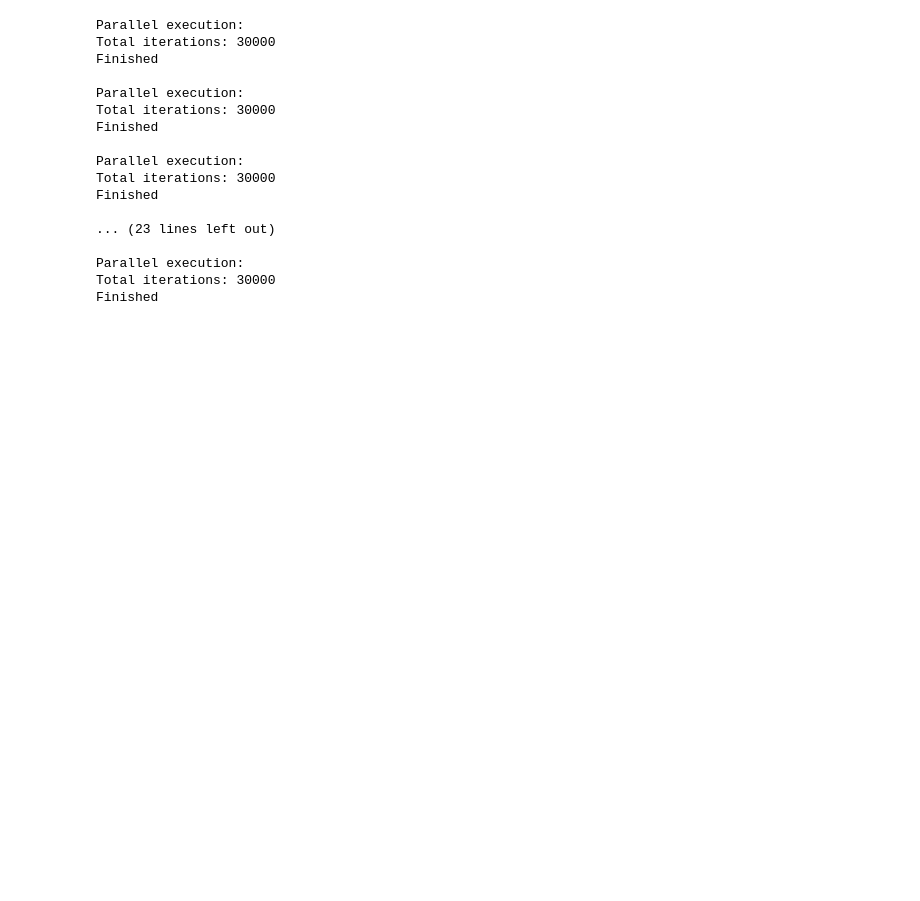
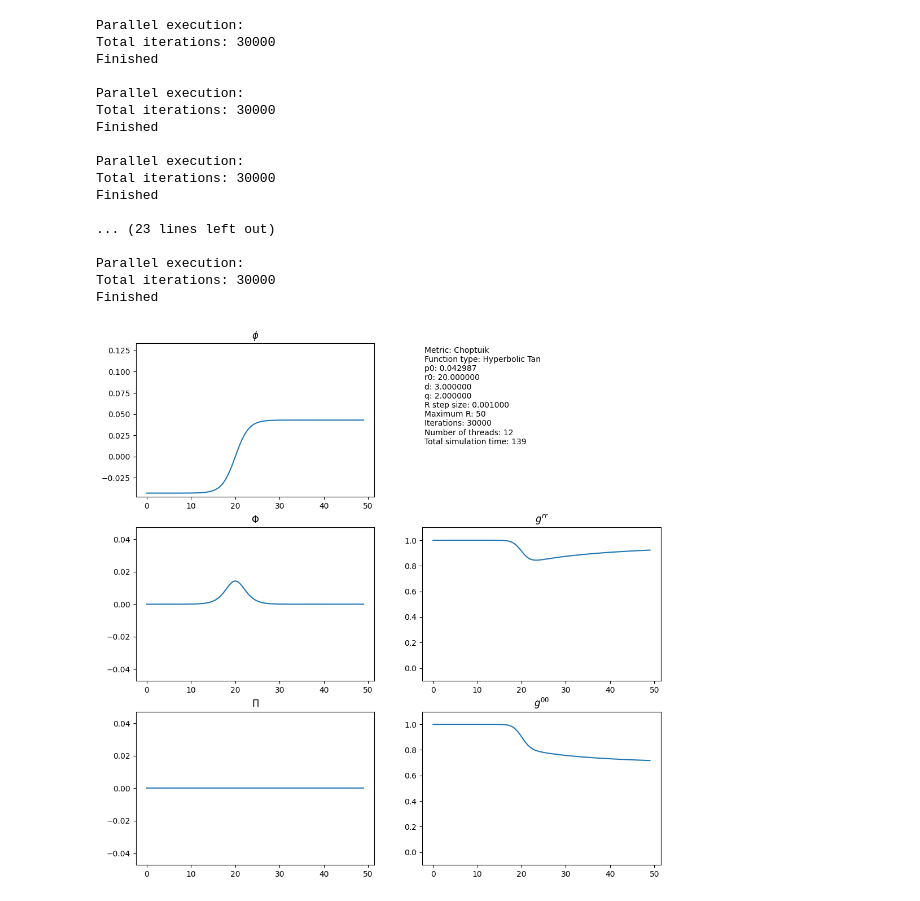
Before and after one commit to OtroBenja/Critical-collapse, a Jupyter notebook: plot.ipynb, the cells around one changed output. Cells and saved outputs as stored; diff of their text form; code cells hidden in the pictures; blank space fills up the shorter version.

```diff
--- a/plot.ipynb
+++ b/plot.ipynb
@@ -236,6 +227,10 @@ Finished
 Parallel execution:
 Total iterations: 30000
 Finished
+# %%
+animate_data('Output_202803.dat',ipf=500)
+# %% [output]
+[figure, added]
 # %%
 #Read the last runs and print the image before collapse
 import pandas as pd
```
Also changed, not shown: parts of 5 cells of this notebook, 1 other file.
